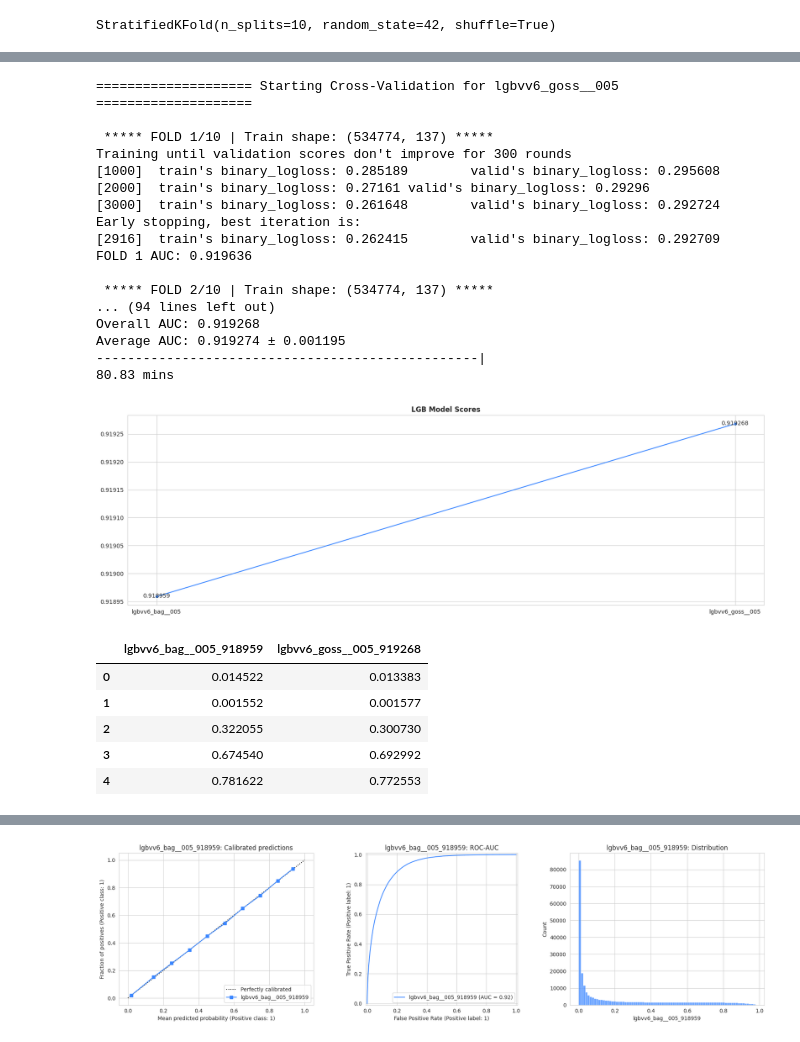
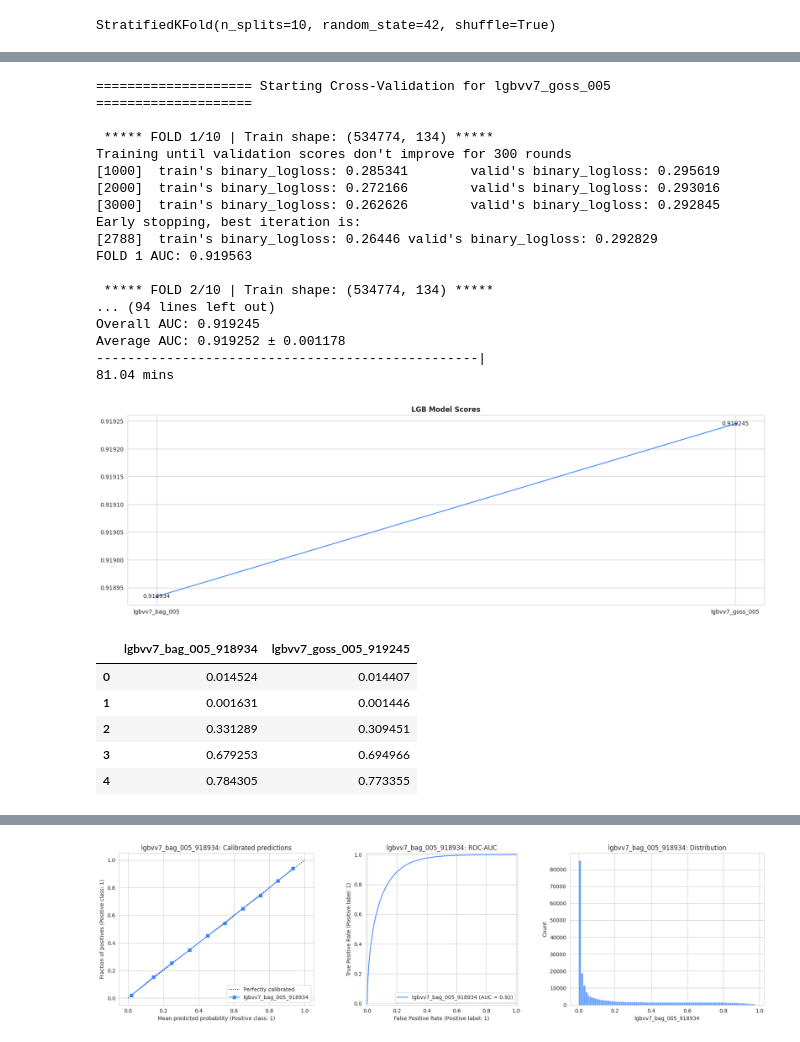
Before and after one commit to coded-sly/ps6e3-Customer-Churn, a Jupyter notebook: ps6e3-lgbm-trainer.ipynb, the cells around one changed output, grey strips where cells are left out. Drawn from its saved outputs; the diff is of its cells as text; code cells hidden in the pictures.

Commit message:
Kaggle Notebook | ps6e3 | LGBM | Trainer | vv7

```diff
--- a/ps6e3-lgbm-trainer.ipynb
+++ b/ps6e3-lgbm-trainer.ipynb
@@ -748,16 +748,16 @@ train[arithmetic].head()
 #         df[f"MonthlyCharges_sin_{p}"] = np.sin(2 * np.pi * df['MonthlyCharges'] / p).astype('float32')
 #         df[f"MonthlyCharges_cos_{p}"] = np.cos(2 * np.pi * df['MonthlyCharges'] / p).astype('float32')
 # %%
-## -- FREQUENCY ENCODING --
-NUMS_FREQ = []
-print(f"\nCREATING FREQUENCIES... ", end='')
-for col in NUMS:
-    freq = pd.concat([train[col], orig[col], test[col]]).value_counts(normalize=True)
-    n = f'{col}_FREQ'
-    print(n+', ', end='')
-    for df in [train, test, orig]:
-        df[n] = df[col].map(freq).fillna(0).astype('float32')
-    NUMS_FREQ.append(n)
+# ## -- FREQUENCY ENCODING --
+# NUMS_FREQ = []
+# print(f"\nCREATING FREQUENCIES... ", end='')
+# for col in NUMS:
+#     freq = pd.concat([train[col], orig[col], test[col]]).value_counts(normalize=True)
+#     n = f'{col}_FREQ'
+#     print(n+', ', end='')
+#     for df in [train, test, orig]:
+#         df[n] = df[col].map(freq).fillna(0).astype('float32')
+#     NUMS_FREQ.append(n)
 
-print()
-print(f"✅ TOTAL FREQUENCY FEEATURES: {len(NUMS_FREQ)}")
+# print()
+# print(f"✅ TOTAL FREQUENCY FEEATURES: {len(NUMS_FREQ)}")
@@ -1499,8 +1496,8 @@ StratifiedKFold(n_splits=10, random_state=42, shuffle=True)
 M_NAME = f"{version_name}bag_"
 
 LR = 0.005
+DEPTH = 6
 LEAVES = 256
-DEPTH = 6
 
 PARAMS = {
     # 'boosting': 'dart',
@@ -1520,7 +1517,7 @@ PARAMS = {
     'device': 'gpu' if torch.cuda.is_available() else 'cpu',
 }
 
-n = M_NAME + '_' + str(LR).split('.')[1]
+n = M_NAME + str(LR).split('.')[1]
 all_model_predictions[n] = Trainer_CV(
     model_name=n,
     params=PARAMS,
@@ -1532,7 +1529,9 @@ all_model_predictions[n] = Trainer_CV(
     cats=CATS+DIGITS+['cat_tenure'],
 )
 
-# for value in [0.005, 0.003]:
+# VALUES = [0.005, 0.003]
+
+# for value in VALUES:
 #     PARAMS['learning_rate'] = value
 #     n = M_NAME + str(DEPTH) + '_' + str(value).split('.')[1]
 #     all_model_predictions[n] = Trainer_CV(
@@ -1588,7 +1587,7 @@ PARAMS = {
     'device': 'gpu' if torch.cuda.is_available() else 'cpu',
 }
 
-n = M_NAME + '_' + str(LR).split('.')[1]
+n = M_NAME + str(LR).split('.')[1]
 all_model_predictions[n] = Trainer_CV(
     model_name=n,
     params=PARAMS,
@@ -1600,7 +1599,7 @@ all_model_predictions[n] = Trainer_CV(
     cats=CATS+DIGITS+['cat_tenure'],
 )
 
-# for value in [0.005, 0.003]:
+# for value in VALUES:
 #     PARAMS['learning_rate'] = value
 #     n = M_NAME + str(DEPTH) + '_' + str(value).split('.')[1]
 #     all_model_predictions[n] = Trainer_CV(
@@ -1614,44 +1613,44 @@ all_model_predictions[n] = Trainer_CV(
 #         cats=CATS+DIGITS+['cat_tenure'],
 #     )
 # %% [output]
-==================== Starting Cross-Validation for lgbvv6_goss__005 ====================
+==================== Starting Cross-Validation for lgbvv7_goss_005 ====================
 
- ***** FOLD 1/10 | Train shape: (534774, 137) *****
+ ***** FOLD 1/10 | Train shape: (534774, 134) *****
 Training until validation scores don't improve for 300 rounds
-[1000]  train's binary_logloss: 0.285189        valid's binary_logloss: 0.295608
-[2000]  train's binary_logloss: 0.27161 valid's binary_logloss: 0.29296
-[3000]  train's binary_logloss: 0.261648        valid's binary_logloss: 0.292724
+[1000]  train's binary_logloss: 0.285341        valid's binary_logloss: 0.295619
+[2000]  train's binary_logloss: 0.272166        valid's binary_logloss: 0.293016
+[3000]  train's binary_logloss: 0.262626        valid's binary_logloss: 0.292845
 Early stopping, best iteration is:
-[2916]  train's binary_logloss: 0.262415        valid's binary_logloss: 0.292709
-FOLD 1 AUC: 0.919636
+[2788]  train's binary_logloss: 0.26446 valid's binary_logloss: 0.292829
+FOLD 1 AUC: 0.919563
 
- ***** FOLD 2/10 | Train shape: (534774, 137) *****
+ ***** FOLD 2/10 | Train shape: (534774, 134) *****
 ... (94 lines left out)
-Overall AUC: 0.919268
-Average AUC: 0.919274 ± 0.001195
+Overall AUC: 0.919245
+Average AUC: 0.919252 ± 0.001178
 -------------------------------------------------|
-80.83 mins
+81.04 mins
 # %%
 ## -- Get Scores --
 all_model_scores = {}
 
 for k, v in all_model_predictions.items():
     for x, y in v.items():
         if x == 'score':
             all_model_scores[k] = y
 
 plt.figure(figsize=(20, 6))
 sns.lineplot(all_model_scores, marker='o')
 # pd.Series(all_model_scores).plot(marker='o')
 plt.title('LGB Model Scores', fontweight='semibold')
 plt.tick_params('x', rotation=0)
 
 for i, score in enumerate(all_model_scores.values()):
-    plt.text(float(i), score+2e-6, score, ha='center', va='center_baseline')
+    plt.text(float(i), score+1e-6, score, ha='center', va='center_baseline')
 
 plt.show()
 # %% [output]
-[figure, old version]
+[figure, new version]
 # %%
 ## -- Get oof outputs --
 all_model_oof = pd.DataFrame()
@@ -1665,12 +1664,12 @@ for i, (k, v) in enumerate(all_model_predictions.items()):
 all_model_oof.to_parquet(f"oof_{version_name}_models.parquet", index=False)
 all_model_oof.head()
 # %% [output]
-|  | lgbvv6_bag__005_918959 | lgbvv6_goss__005_919268 |
-| 0 | 0.014522 | 0.013383 |
-| 1 | 0.001552 | 0.001577 |
-| 2 | 0.322055 | 0.300730 |
-| 3 | 0.674540 | 0.692992 |
-| 4 | 0.781622 | 0.772553 |
+|  | lgbvv7_bag_005_918934 | lgbvv7_goss_005_919245 |
+| 0 | 0.014524 | 0.014407 |
+| 1 | 0.001631 | 0.001446 |
+| 2 | 0.331289 | 0.309451 |
+| 3 | 0.679253 | 0.694966 |
+| 4 | 0.784305 | 0.773355 |
 # %%
 ## -- Get test predictions --
 all_model_test = pd.DataFrame()
```
Also changed, not shown: parts of 8 cells of this notebook.
